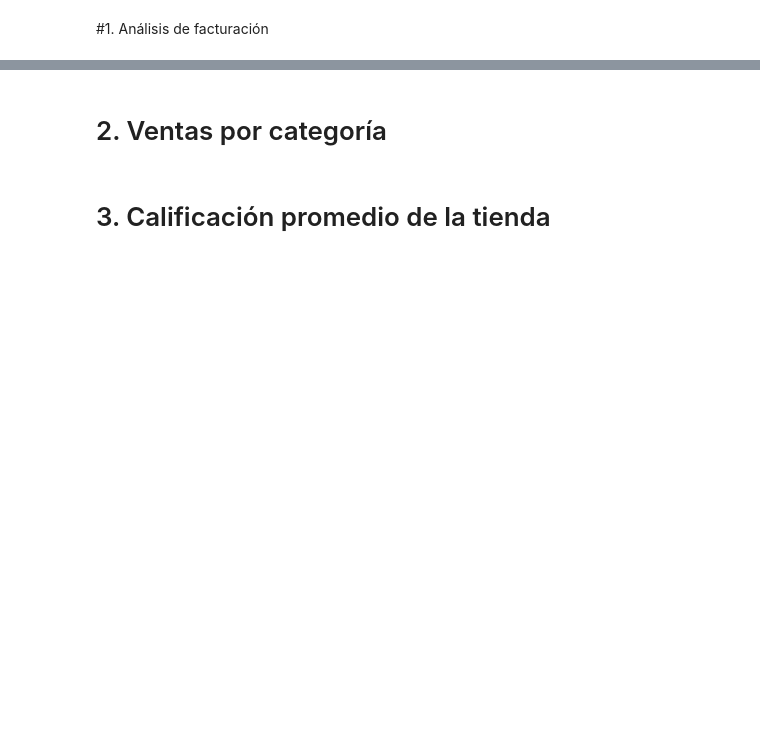
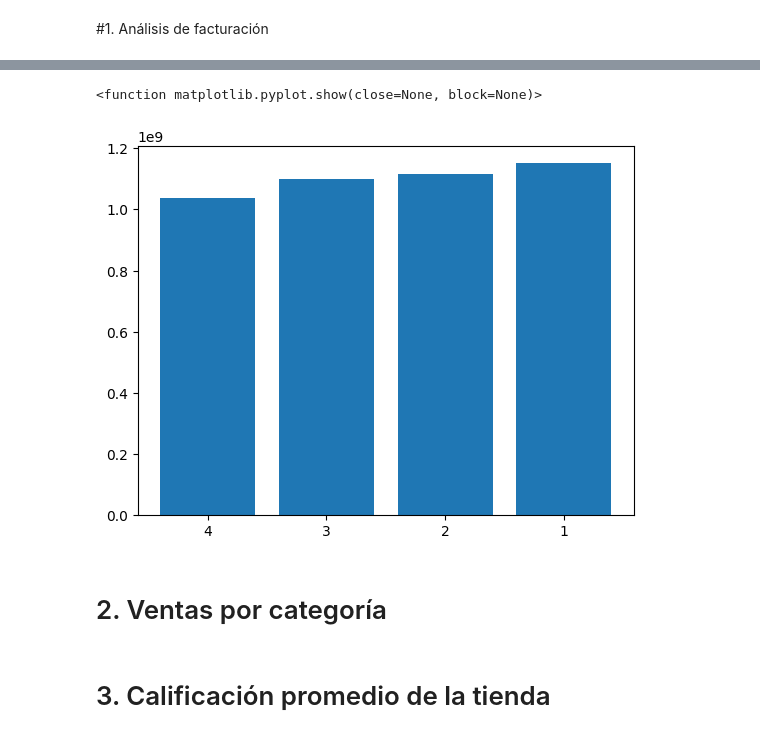
Before and after one commit to Yovan05/alura-store-latam, a Jupyter notebook: AluraStoreLatam.ipynb, the cells around one changed output, grey strips where cells are left out. Drawn from its saved outputs; the diff is of its cells as text; code cells hidden in the pictures; blank space fills up the shorter version.

Commit message:
Se calcularon los ingresos totales de cada tienda

```diff
--- a/AluraStoreLatam.ipynb
+++ b/AluraStoreLatam.ipynb
@@ -26,2 +34,8 @@ tienda.head()
 # %% [markdown]
 #1. Análisis de facturación
+# %%
+ingresos_totales_tienda1=sum(tienda['Precio'])
+ingresos_totales_tienda2=sum(tienda2['Precio'])
+ingresos_totales_tienda3=sum(tienda3['Precio'])
+ingresos_totales_tienda4=sum(tienda4['Precio'])
+print(f"Ingresos totales:\n Tienda 1: {ingresos_totales_tienda1}\n Tienda 2: {ingresos_totales_tienda2}\n Tienda 3: {ingresos_totales_tienda3}\n Tienda 4: {ingresos_totales_tienda4}")
@@ -27,0 +48,8 @@ tienda.head()
+# %%
+informacion_tiendas = {
+    "Tiendas": ["1", "2", "3", "4"],
+    "Ingresos totales": [ingresos_totales_tienda1, ingresos_totales_tienda2, ingresos_totales_tienda3, ingresos_totales_tienda4]
+}
+
+tabla_informacion_tiendas = pd.DataFrame(informacion_tiendas)
+tabla_informacion_tiendas.head()
@@ -28,3 +70,9 @@ tienda.head()
+# %%
+plt.bar(x=tabla_informacion_tiendas.sort_values(by="Ingresos totales")['Tiendas'], height=tabla_informacion_tiendas.sort_values(by="Ingresos totales")['Ingresos totales'])
+plt.show
+# %% [output]
+<function matplotlib.pyplot.show(close=None, block=None)>
+[figure, added]
 # %% [markdown]
 # 2. Ventas por categoría
 # %% [markdown]
```
Also changed, not shown: parts of 6 cells of this notebook.
